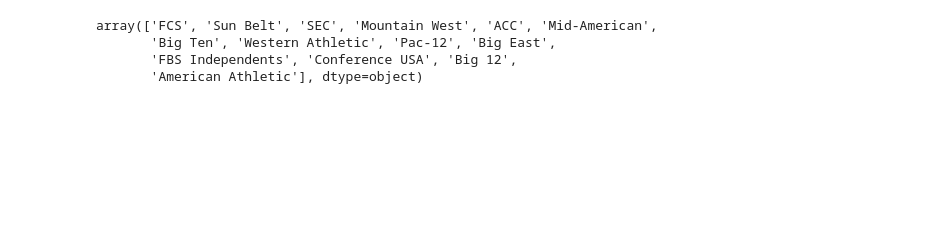
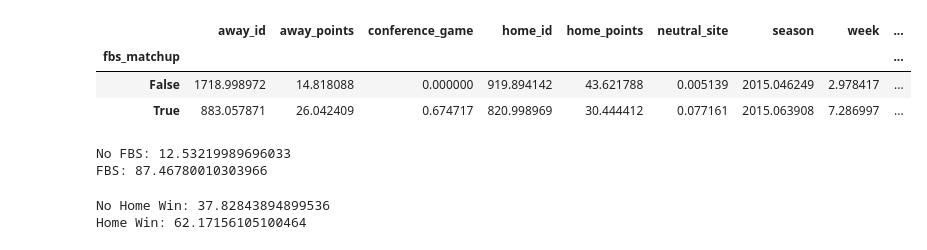
Before and after one commit to ChangedNameTo/CFBPoll, a Jupyter notebook: games_regression_exploration.ipynb, the cells around one changed output. Drawn from its saved outputs; the diff is of its cells as text; code cells hidden in the pictures; blank space fills up the shorter version.

```diff
--- a/games_regression_exploration.ipynb
+++ b/games_regression_exploration.ipynb
@@ -39,7 +39,29 @@ games
-# %%
-games['away_conference'].unique()
-# %% [output]
-array(['FCS', 'Sun Belt', 'SEC', 'Mountain West', 'ACC', 'Mid-American',
-       'Big Ten', 'Western Athletic', 'Pac-12', 'Big East',
-       'FBS Independents', 'Conference USA', 'Big 12',
-       'American Athletic'], dtype=object)
+# %%
+games.groupby('fbs_matchup').mean()
+# %% [output]
+|  | away_id | away_points | conference_game | home_id | home_points | neutral_site | season | week | ... |
+| fbs_matchup |  |  |  |  |  |  |  |  | ... |
+| False | 1718.998972 | 14.818088 | 0.000000 | 919.894142 | 43.621788 | 0.005139 | 2015.046249 | 2.978417 | ... |
+| True | 883.057871 | 26.042409 | 0.674717 | 820.998969 | 30.444412 | 0.077161 | 2015.063908 | 7.286997 | ... |
+# %%
+count_no_fbs = len(games[games['fbs_matchup'] == False])
+count_fbs = len(games[games['fbs_matchup'] == True])
+
+pct_no_fbs = (count_no_fbs/(count_no_fbs + count_fbs))*100
+pct_fbs = (100 - pct_no_fbs)
+
+print('No FBS: {}\nFBS: {}'.format(pct_no_fbs, pct_fbs))
+# %% [output]
+No FBS: 12.53219989696033
+FBS: 87.46780010303966
+# %%
+count_no_hw = len(games[games['did_home_win'] == False])
+count_hw = len(games[games['did_home_win'] == True])
+
+pct_no_hw = (count_no_hw/(count_no_hw + count_hw))*100
+pct_hw = (100 - pct_no_hw)
+
+print('No Home Win: {}\nHome Win: {}'.format(pct_no_hw, pct_hw))
+# %% [output]
+No Home Win: 37.82843894899536
+Home Win: 62.17156105100464
```
Also changed, not shown: parts of 7 cells of this notebook, 1 other file.
